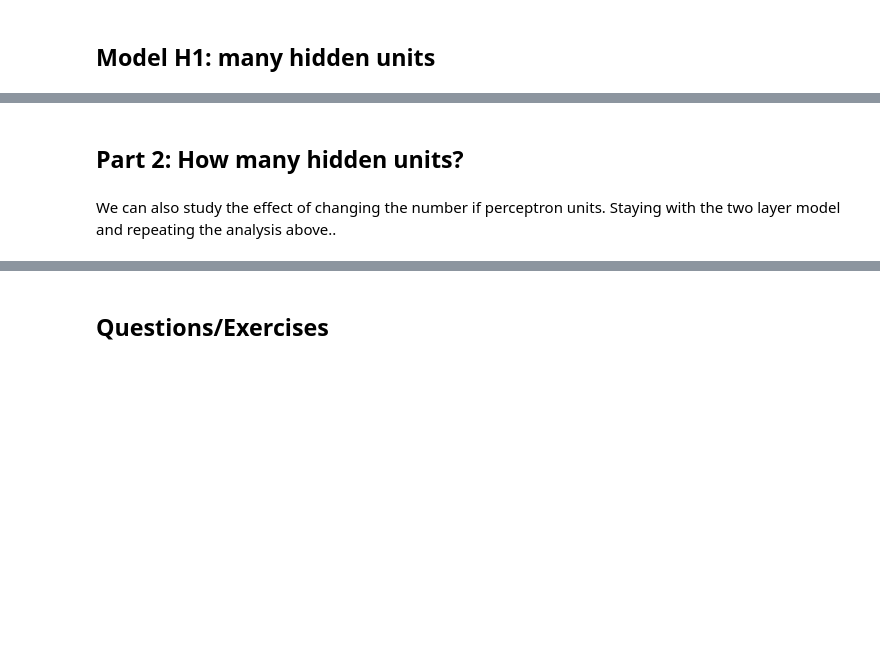
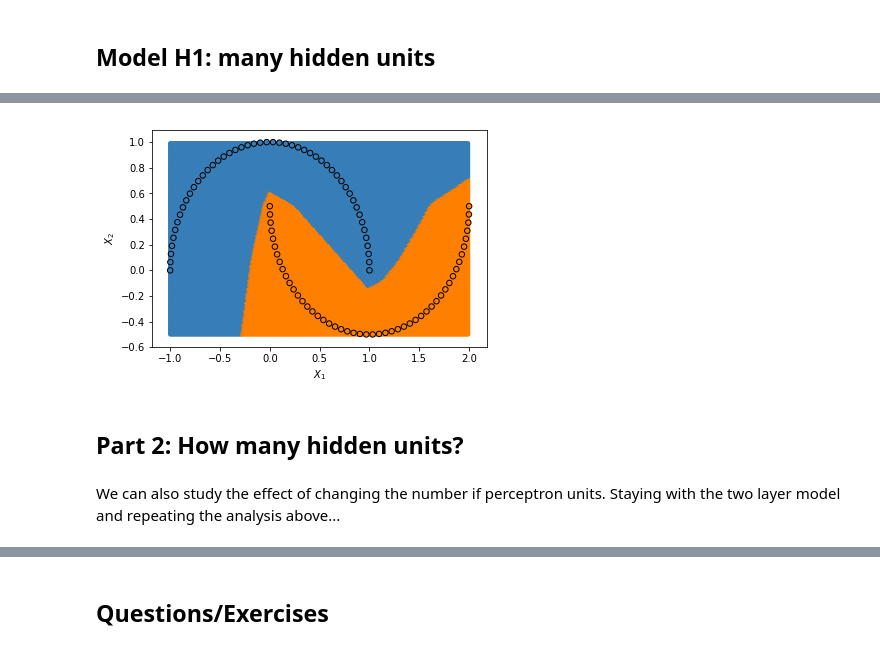
Before and after one commit to mfrdixon/ML_Finance_Codes, a Jupyter notebook: Chapter4-NNs/ML_in_Finance-Deep-Classifiers.ipynb, the cells around one changed output, grey strips where cells are left out. Drawn from its saved outputs; the diff is of its cells as text; code cells hidden in the pictures; blank space fills up the shorter version.

```diff
--- a/Chapter4-NNs/ML_in_Finance-Deep-Classifiers.ipynb
+++ b/Chapter4-NNs/ML_in_Finance-Deep-Classifiers.ipynb
@@ -342,5 +335,3 @@ def create_model_h1_many():
 # %%
-X_train, X_test, Y_train, Y_test = train_test_split(X, Y, test_size=0, random_state=seed)
-# build
 model_h1_many = create_model_h1_many()
-model_h1_many.fit(X_train, Y_train, epochs=300, batch_size=1, verbose=1)
+model_h1_many.fit(X, Y, epochs=300, batch_size=1, verbose=1)
@@ -373,2 +385,4 @@ plt.show()
 # %%
-plt = plot_decision_surface(X, model_h1_many, 0.01)
+plot_decision_surface(X, model_h1_many, 0.01);
+# %% [output]
+[figure, added]
@@ -378,6 +389,6 @@ plt.show()
 # %% [markdown]
 ## Part 2: How many hidden units?
 # %% [markdown]
-We can also study the effect of changing the number if perceptron units. Staying with the two layer model and repeating the analysis above..
+We can also study the effect of changing the number if perceptron units. Staying with the two layer model and repeating the analysis above...
 # %%
 def create_model_h2_many():
```
Also changed, not shown: parts of 69 cells of this notebook.
